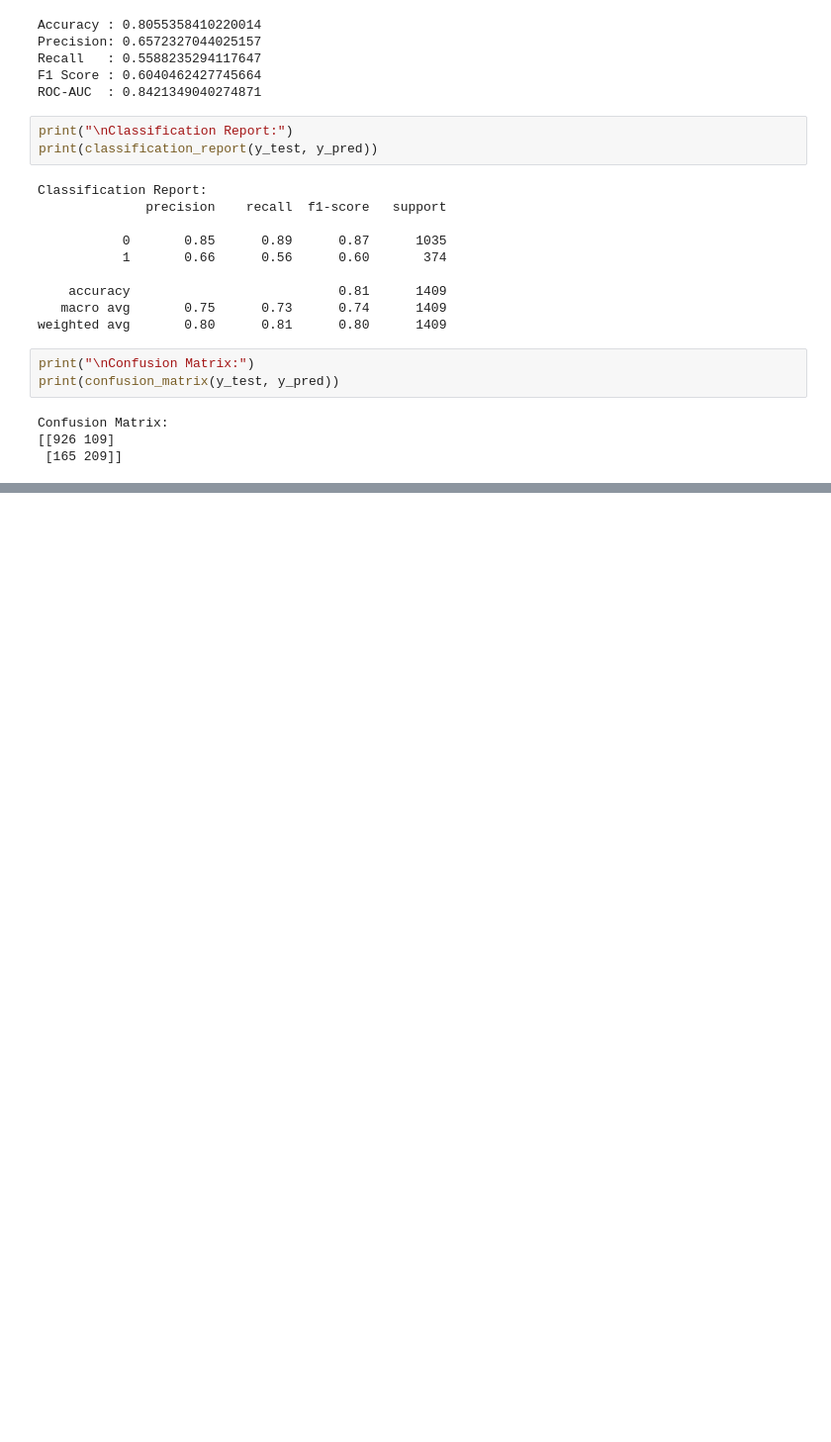
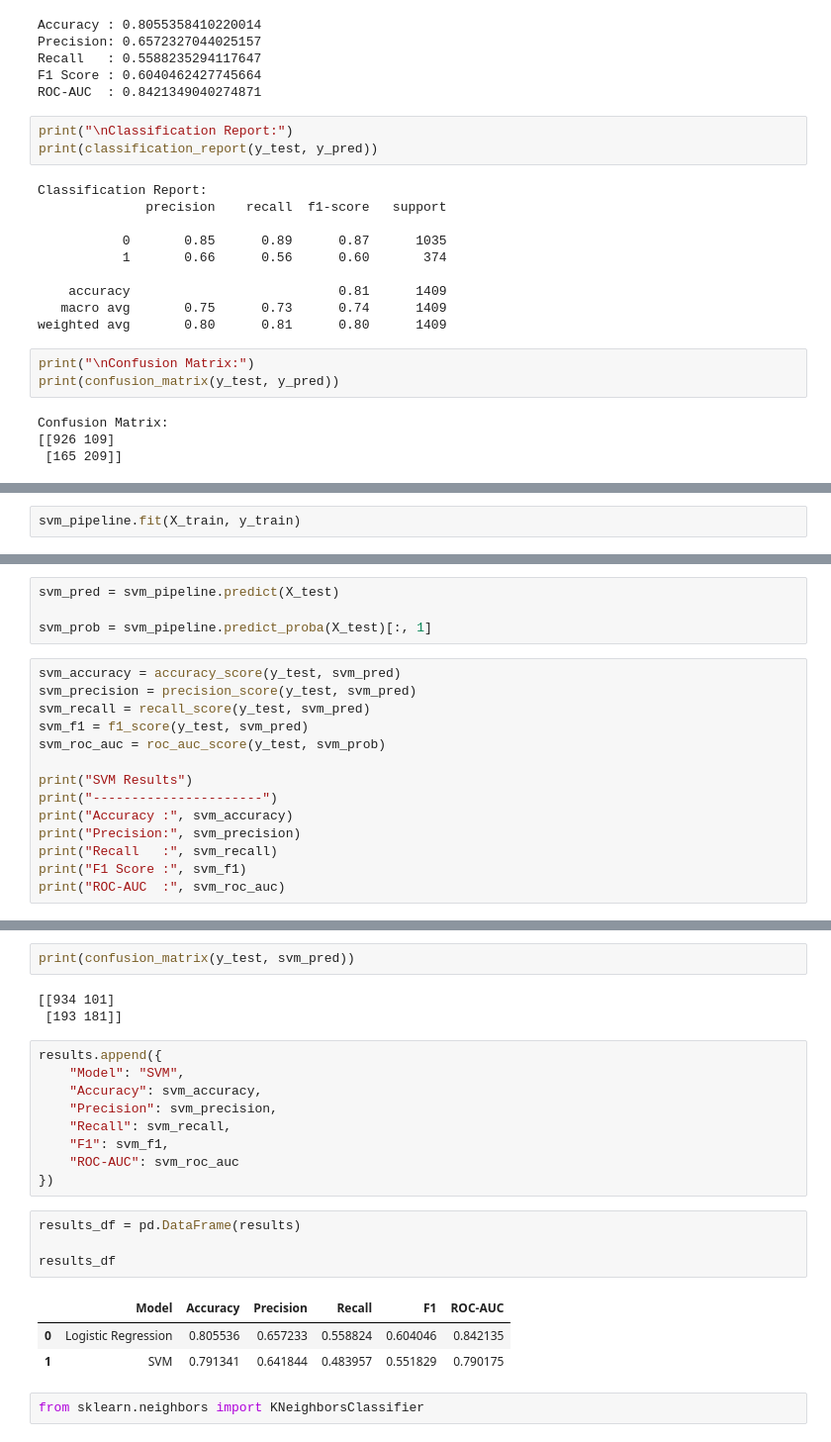
Before and after one commit to BikeshKumar919/customer-churn-ml, a Jupyter notebook: notebooks/03_model_training.ipynb, the cells around one changed output, grey strips where cells are left out. Shown at 99% size. Saved outputs shown, nothing was run; the diff lists cells and outputs as text; blank space fills up the shorter version.

```diff
--- a/notebooks/03_model_training.ipynb
+++ b/notebooks/03_model_training.ipynb
@@ -194,0 +227,2 @@ Confusion Matrix:
+# %%
+svm_pipeline.fit(X_train, y_train)
@@ -194,0 +250,18 @@ Confusion Matrix:
+# %%
+svm_pred = svm_pipeline.predict(X_test)
+
+svm_prob = svm_pipeline.predict_proba(X_test)[:, 1]
+# %%
+svm_accuracy = accuracy_score(y_test, svm_pred)
+svm_precision = precision_score(y_test, svm_pred)
+svm_recall = recall_score(y_test, svm_pred)
+svm_f1 = f1_score(y_test, svm_pred)
+svm_roc_auc = roc_auc_score(y_test, svm_prob)
+
+print("SVM Results")
+print("----------------------")
+print("Accuracy :", svm_accuracy)
+print("Precision:", svm_precision)
+print("Recall   :", svm_recall)
+print("F1 Score :", svm_f1)
+print("ROC-AUC  :", svm_roc_auc)
@@ -194,0 +287,24 @@ Confusion Matrix:
+# %%
+print(confusion_matrix(y_test, svm_pred))
+# %% [output]
+[[934 101]
+ [193 181]]
+# %%
+results.append({
+    "Model": "SVM",
+    "Accuracy": svm_accuracy,
+    "Precision": svm_precision,
+    "Recall": svm_recall,
+    "F1": svm_f1,
+    "ROC-AUC": svm_roc_auc
+})
+# %%
+results_df = pd.DataFrame(results)
+
+results_df
+# %% [output]
+|  | Model | Accuracy | Precision | Recall | F1 | ROC-AUC |
+| 0 | Logistic Regression | 0.805536 | 0.657233 | 0.558824 | 0.604046 | 0.842135 |
+| 1 | SVM | 0.791341 | 0.641844 | 0.483957 | 0.551829 | 0.790175 |
+# %%
+from sklearn.neighbors import KNeighborsClassifier
```
Also changed, not shown: parts of 13 cells of this notebook.
